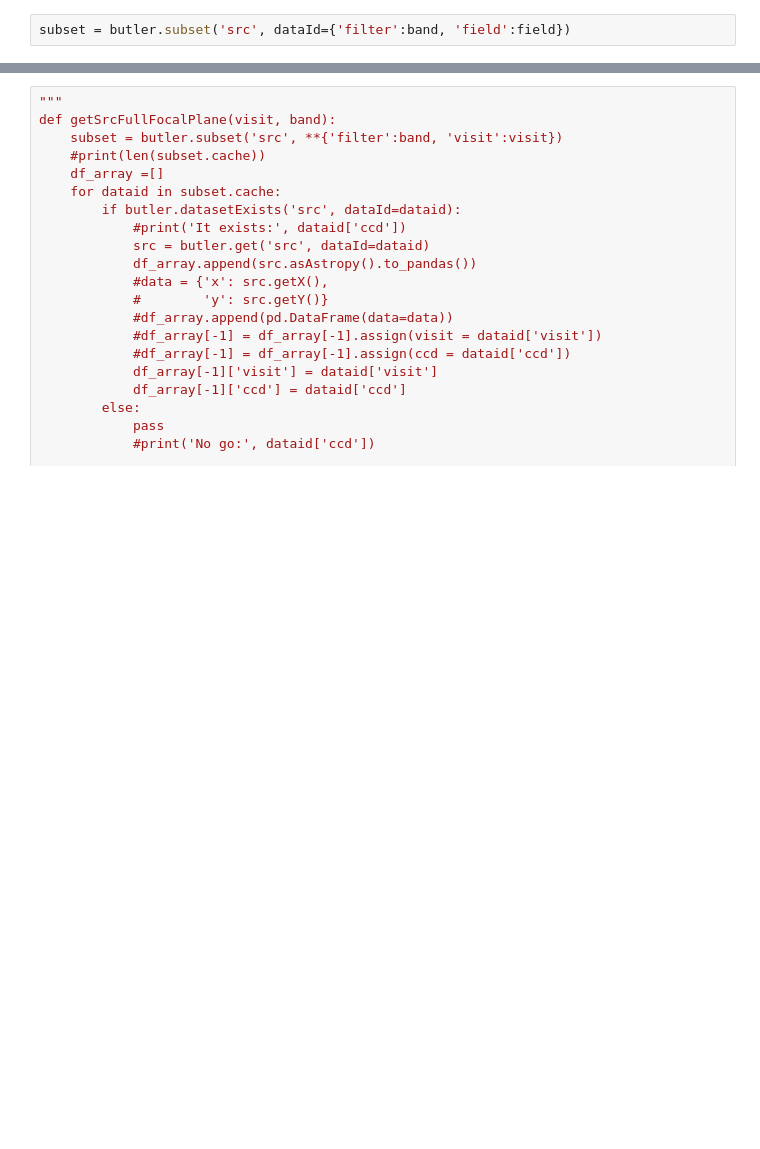
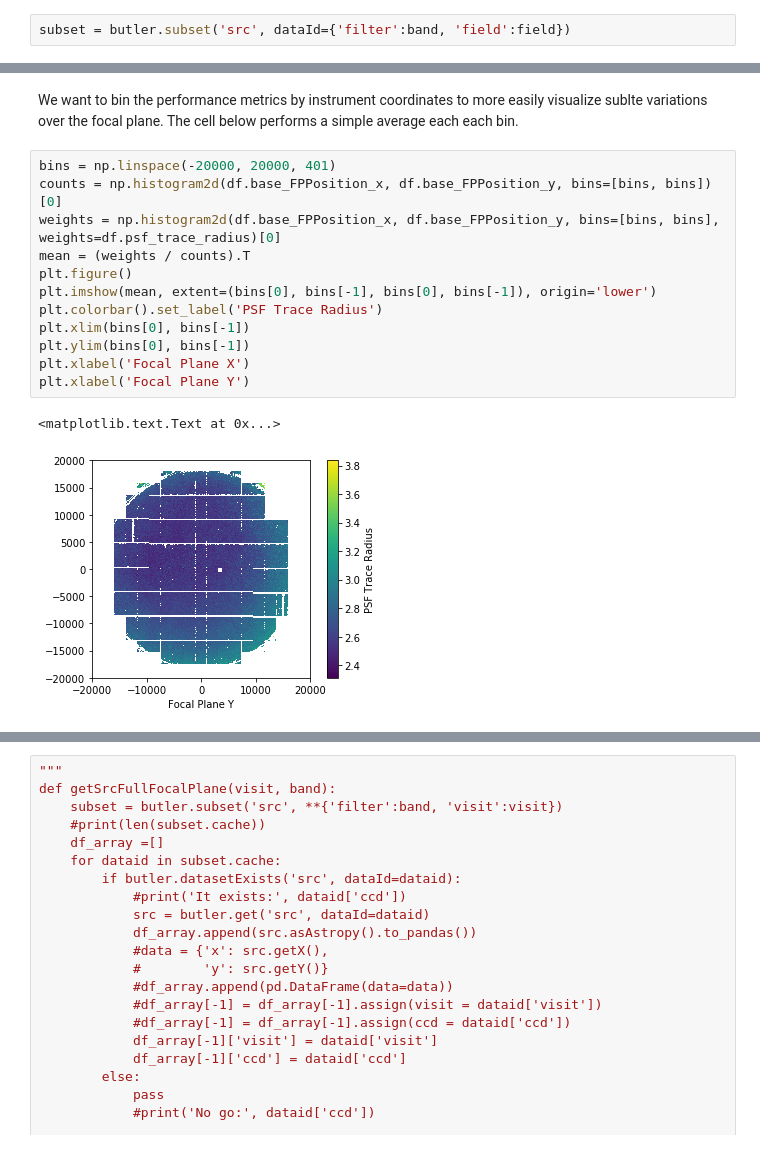
Before and after one commit to lsst-sitcom/notebooks, a Jupyter notebook: focal_plane.ipynb, the cells around one changed output, grey strips where cells are left out. Cells and saved outputs as stored; diff of their text form; blank space fills up the shorter version.

```diff
--- a/focal_plane.ipynb
+++ b/focal_plane.ipynb
@@ -62,0 +248,17 @@ subset = butler.subset('src', dataId={'filter':band, 'field':field})
+# %% [markdown]
+We want to bin the performance metrics by instrument coordinates to more easily visualize sublte variations over the focal plane. The cell below performs a simple average each each bin.
+# %%
+bins = np.linspace(-20000, 20000, 401)
+counts = np.histogram2d(df.base_FPPosition_x, df.base_FPPosition_y, bins=[bins, bins])[0]
+weights = np.histogram2d(df.base_FPPosition_x, df.base_FPPosition_y, bins=[bins, bins], weights=df.psf_trace_radius)[0]
+mean = (weights / counts).T
+plt.figure()
+plt.imshow(mean, extent=(bins[0], bins[-1], bins[0], bins[-1]), origin='lower')
+plt.colorbar().set_label('PSF Trace Radius')
+plt.xlim(bins[0], bins[-1])
+plt.ylim(bins[0], bins[-1])
+plt.xlabel('Focal Plane X')
+plt.xlabel('Focal Plane Y')
+# %% [output]
+<matplotlib.text.Text at 0x...>
+[figure, added]
```
Also changed, not shown: parts of 33 cells of this notebook.
